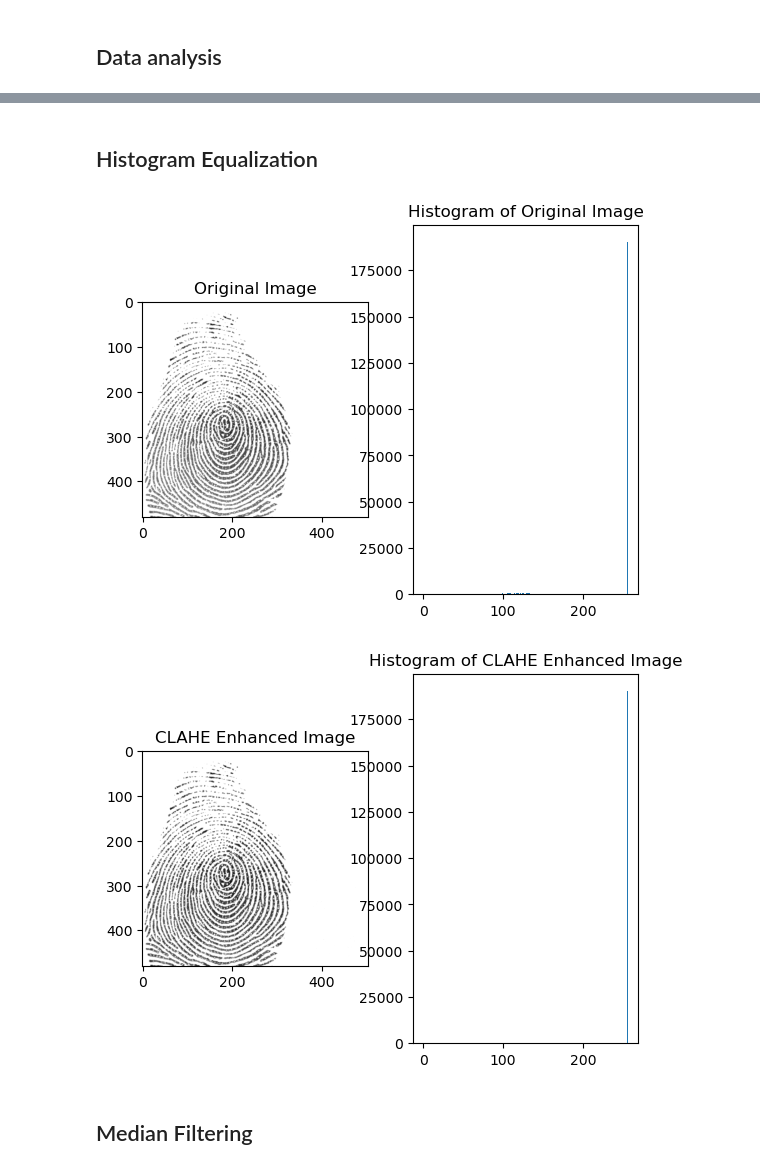
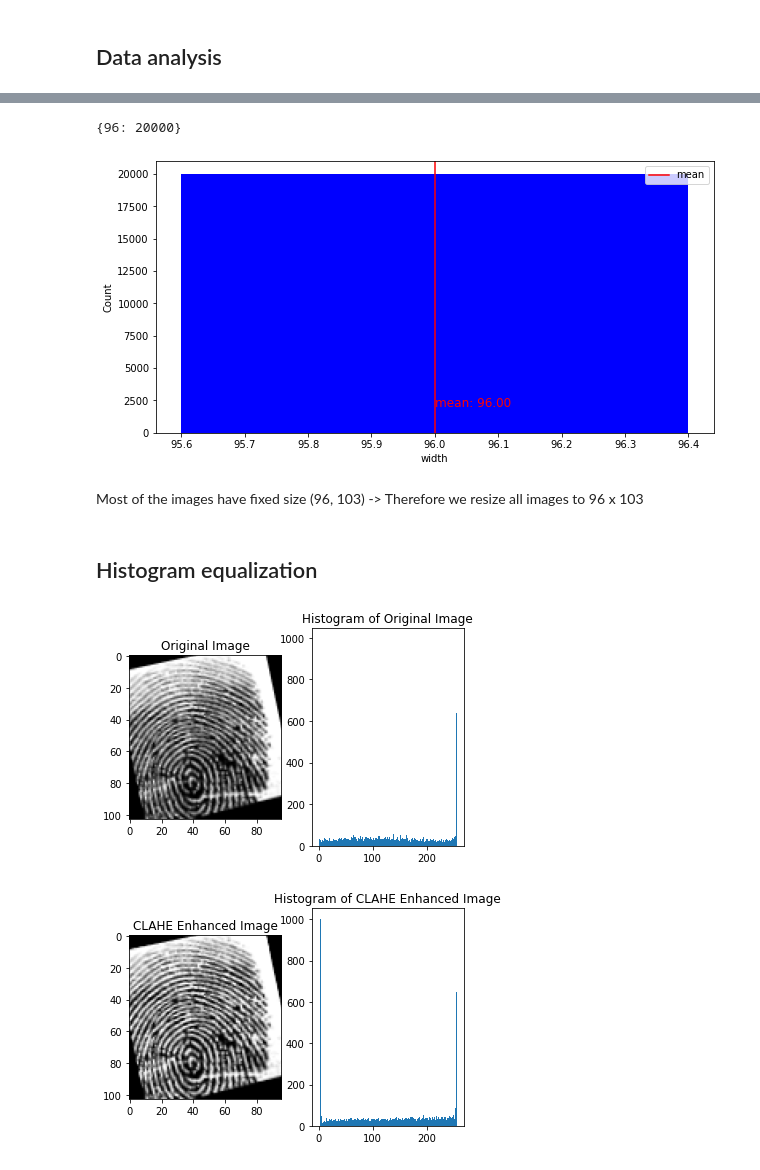
Before and after one commit to ndmch3w/FingerprintBiometric, a Jupyter notebook: biometric.ipynb, the cells around one changed output, grey strips where cells are left out. Cells and saved outputs as stored; diff of their text form; code cells hidden in the pictures.

```diff
--- a/biometric.ipynb
+++ b/biometric.ipynb
@@ -104,47 +100,80 @@ All images are in the size 504x480
+# %%
+hist = {}
+for image in image_data:
+    width = image.shape[1]
+    hist[width] = hist.get(width, 0) + 1
+
+print(hist)
+
+sum_width = 0
+sum_num = 0
+
+for width, num in hist.items():  # Use .items() to iterate over dictionary key-value pairs
+    sum_width += width * num
+    sum_num += num
+
+mean = sum_width / sum_num
+
+# Create a bar chart for the histogram
+plt.figure(figsize=(10, 5))
+plt.bar(list(hist.keys()), list(hist.values()), color="b")
+plt.xlabel("width")
+plt.ylabel("Count")
+
+# Plot the mean value as a horizontal line
+plt.axvline(x=mean, color='r', label='mean')
+plt.text(mean, 2000, f'mean: {mean:.2f}', fontsize=12, color='r')
+
+plt.legend()  # Add a legend to the plot
+
+plt.show()
+# %% [output]
+{96: 20000}
+[figure, added]
+# %% [markdown]
+Most of the images have fixed size (96, 103) -> Therefore we resize all images to 96 x 103
+# %%
+# resizing all the data to 103X96
+for i,image in enumerate(image_data):
+    image_data[i] = cv2.resize(image ,(96,103))
 # %% [markdown]
-## Histogram Equalization
+## Histogram equalization
 # %%
-import matplotlib.pyplot as plt
-import cv2
-import numpy as np
+plt.figure()
 
 # Assuming data is your set of images
-img_test = image_data[30]  # Change index according to your dataset
+real_img = image_data[77]  # Change index according to your dataset
 
 # Plot original image and its histogram
-plt.figure()
 plt.subplot(121)
-plt.imshow(img_test, cmap='gray')
+plt.imshow(real_img, cmap='gray')
 plt.title('Original Image')
 
 plt.subplot(122)
-plt.hist(img_test.ravel(), 256, [0, 256])
+plt.hist(real_img.ravel(), 256, [0, 256])
 plt.title('Histogram of Original Image')
 
 plt.show()
 
 # Apply CLAHE to all images in the 'data' set
-clahe = cv2.createCLAHE(clipLimit=10.0, tileGridSize=(8, 8))  # Increase clipLimit
+clahe = cv2.createCLAHE(clipLimit=2.0, tileGridSize=(8, 8))
 for i in range(len(image_data)):
     new = clahe.apply(image_data[i])
     image_data[i] = new
-
 
 # Display the results after CLAHE
 plt.figure()
 
 # Plot CLAHE-enhanced image and its histogram for the same index
 plt.subplot(121)
-plt.imshow(image_data[30], cmap='gray')
+plt.imshow(image_data[77], cmap='gray')
 plt.title('CLAHE Enhanced Image')
 
 plt.subplot(122)
-plt.hist(image_data[30].ravel(), 256, [0, 256])
+plt.hist(image_data[77].ravel(), 256, [0, 256])
 plt.title('Histogram of CLAHE Enhanced Image')
 
 plt.show()
 # %% [output]
-[figure, old version]
+[figure, new version]
-[figure, old version]
+[figure, new version]
-# %% [markdown]
-## Median Filtering
```
Also changed, not shown: parts of 24 cells of this notebook.
